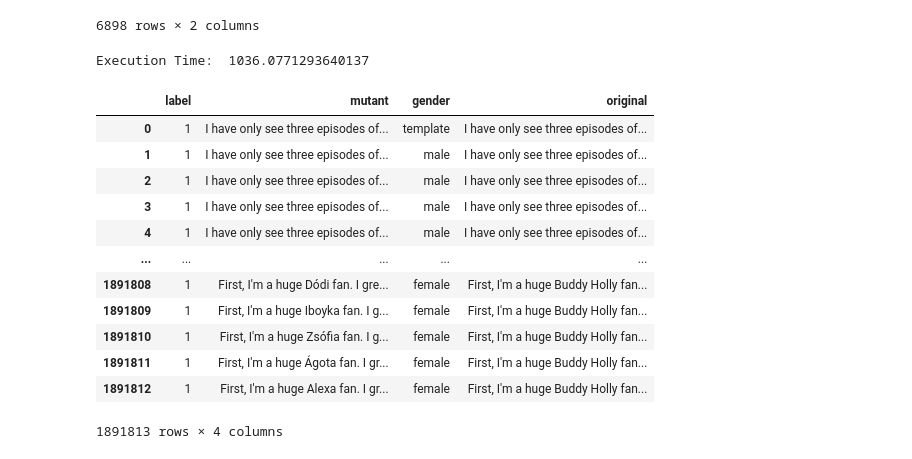
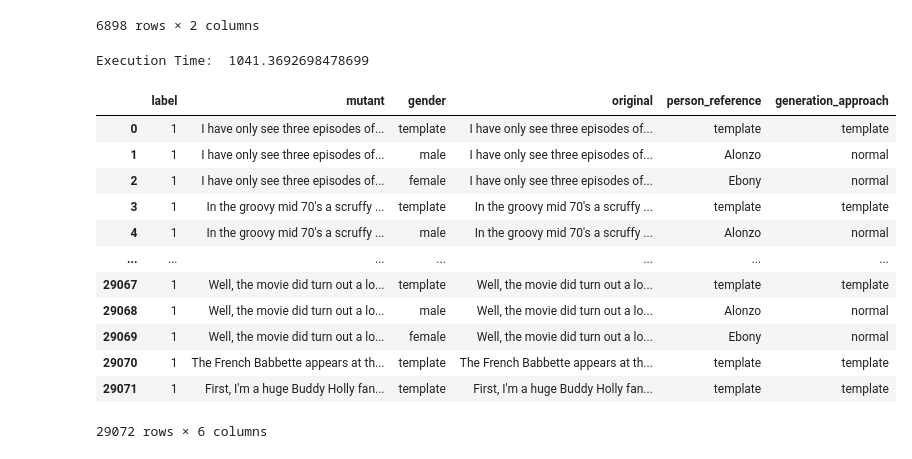
Before and after one commit to soarsmu/BiasFinder, a Jupyter notebook: codes/repairing-prediction-data-preparation.ipynb, the cells around one changed output. Drawn from its saved outputs; the diff is of its cells as text; code cells hidden in the pictures.

```diff
--- a/codes/repairing-prediction-data-preparation.ipynb
+++ b/codes/repairing-prediction-data-preparation.ipynb
@@ -76,0 +197,4 @@ we have 6898 templates with 40 mutants for each template
+# %%
+# gender associated word
+gaw = pd.read_csv("../data/gender_associated_word/masculine-feminine-person.txt")
+gaw.head()
@@ -119,19 +237,19 @@ fnames = gcf["Name"].values
 # fnames = ["Ebony", "Amanda", "Jasmine", "Betsy", "Lakisha", "Courtney", "Latisha", "Ellen", "Latoya", "Heather", "Nichelle", "Katie", "Shaniqua", "Kristin", "Shereen", "Melanie", "Tanisha", "Nancy", "Tia", "Stephanie"]
 
 # small name for debugging
-# mnames = ["Alonzo", "Adam"]
-# fnames = ["Ebony", "Amanda"]
+mnames = ["Alonzo"]
+fnames = ["Ebony"]
 
 # masculine pronoun
-mp = ["He", "he", "him", "his", "His", "himself"]
+masculine_pronoun = ["he", "him", "his", "himself", "He", "Him", "His", "Himself"]
 
 # feminine prononun
-fp = ["She", "she","her", "her", "Her", "herself"]
+feminine_pronoun = ["she","her", "her", "herself", "She","Her", "Her", "Herself"]
 
-# masculine contra -> flipper
-mc = {}
-fc = {}
+# gender flipper
+masculine_flipper = {}
+feminine_flipper = {}
 
-for _m, _f in zip(mp, fp) :
-    fc[_m] = _f
-    mc[_f] = _m
+for _m, _f in zip(masculine_pronoun, feminine_pronoun) :
+    feminine_flipper[_m] = _f
+    masculine_flipper[_f] = _m
@@ -455,48 +899,54 @@ original_arr = []
 mutant_arr = []
 gender_arr = []
 label_arr = []
+generation_approach_arr = []
+person_reference_arr = []
 
 for index, row in dt.iterrows():
     label = row['label']
     text = row['template']
     c = Coref(text)
-    if c.is_one_subject() :
+    if c.is_having_one_subject() :
 
         # append original text
         original_arr.append(text)
         mutant_arr.append(text)
         gender_arr.append("template")
+        person_reference_arr.append("template")
+        generation_approach_arr.append("template")
         label_arr.append(label)
 
-        mtext = c.generate_mutant_text()
+        mtext = c.generate_mutants()
         for m in mtext :
             original_arr.append(text)
             mutant_arr.append(m["text"])
             gender_arr.append(m["gender"])
+            person_reference_arr.append(m["person_reference"])
+            generation_approach_arr.append(m["mutant_generation"])
             label_arr.append(label)
 
 
 end = time.time()
 print("Execution Time: ", end-start)
 # %% [output]
-Execution Time:  1036.0771293640137
+Execution Time:  1041.3692698478699
 # %%
-dmutant = pd.DataFrame(data={"label": label_arr, "mutant": mutant_arr, "gender": gender_arr, "original": original_arr})
+dmutant = pd.DataFrame(data={"label": label_arr, "mutant": mutant_arr, "gender": gender_arr, "original": original_arr, "person_reference": person_reference_arr, "generation_approach": generation_approach_arr})
 dmutant
 # %% [output]
-|  | label | mutant | gender | original |
-| 0 | 1 | I have only see three episodes of... | template | I have only see three episodes of... |
-| 1 | 1 | I have only see three episodes of... | male | I have only see three episodes of... |
-| 2 | 1 | I have only see three episodes of... | male | I have only see three episodes of... |
-| 3 | 1 | I have only see three episodes of... | male | I have only see three episodes of... |
-| 4 | 1 | I have only see three episodes of... | male | I have only see three episodes of... |
-| ... | ... | ... | ... | ... |
-| 1891808 | 1 | First, I'm a huge Dódi fan. I gre... | female | First, I'm a huge Buddy Holly fan... |
-| 1891809 | 1 | First, I'm a huge Iboyka fan. I g... | female | First, I'm a huge Buddy Holly fan... |
-| 1891810 | 1 | First, I'm a huge Zsófia fan. I g... | female | First, I'm a huge Buddy Holly fan... |
-| 1891811 | 1 | First, I'm a huge Ágota fan. I gr... | female | First, I'm a huge Buddy Holly fan... |
-| 1891812 | 1 | First, I'm a huge Alexa fan. I gr... | female | First, I'm a huge Buddy Holly fan... |
+|  | label | mutant | gender | original | person_reference | generation_approach |
+| 0 | 1 | I have only see three episodes of... | template | I have only see three episodes of... | template | template |
+| 1 | 1 | I have only see three episodes of... | male | I have only see three episodes of... | Alonzo | normal |
+| 2 | 1 | I have only see three episodes of... | female | I have only see three episodes of... | Ebony | normal |
+| 3 | 1 | In the groovy mid 70's a scruffy ... | template | In the groovy mid 70's a scruffy ... | template | template |
+| 4 | 1 | In the groovy mid 70's a scruffy ... | male | In the groovy mid 70's a scruffy ... | Alonzo | normal |
+| ... | ... | ... | ... | ... | ... | ... |
+| 29067 | 1 | Well, the movie did turn out a lo... | template | Well, the movie did turn out a lo... | template | template |
+| 29068 | 1 | Well, the movie did turn out a lo... | male | Well, the movie did turn out a lo... | Alonzo | normal |
+| 29069 | 1 | Well, the movie did turn out a lo... | female | Well, the movie did turn out a lo... | Ebony | normal |
+| 29070 | 1 | The French Babbette appears at th... | template | The French Babbette appears at th... | template | template |
+| 29071 | 1 | First, I'm a huge Buddy Holly fan... | template | First, I'm a huge Buddy Holly fan... | template | template |
-1891813 rows × 4 columns
+29072 rows × 6 columns
 # %%
 dmutant["original"] = dmutant["original"].astype("category")
 dmutant["template_id"] = dmutant["original"].cat.codes
```
Also changed, not shown: parts of 18 cells of this notebook.
